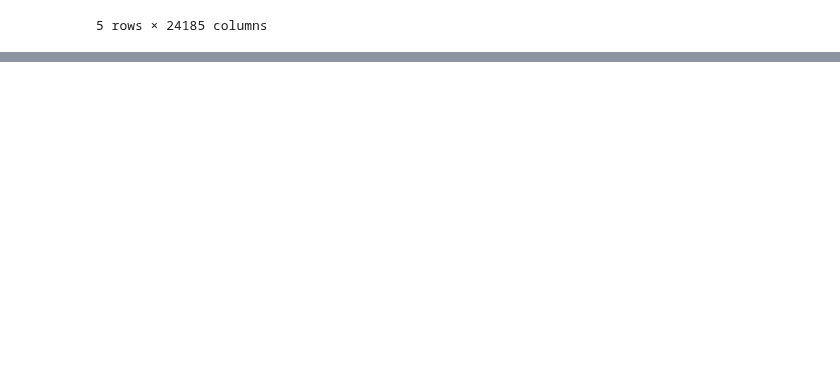
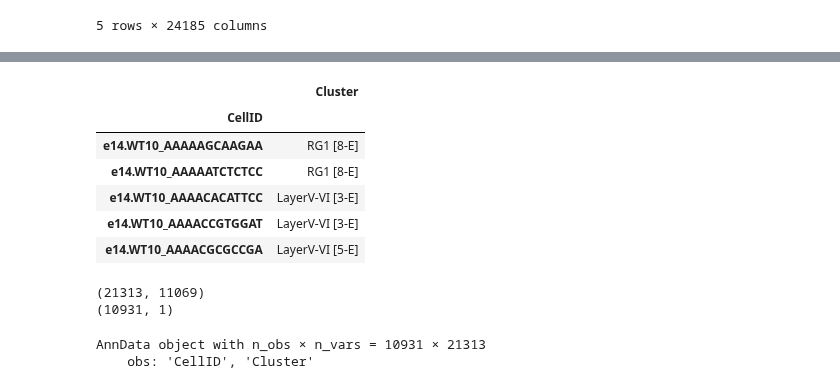
Before and after one commit to KalebicLab/ScDGomics, a Jupyter notebook: notebooks/scdgomics_preprocessing.ipynb, the cells around one changed output, grey strips where cells are left out. Cells and saved outputs as stored; diff of their text form; code cells hidden in the pictures; blank space fills up the shorter version.

```diff
--- a/notebooks/scdgomics_preprocessing.ipynb
+++ b/notebooks/scdgomics_preprocessing.ipynb
@@ -71,0 +88,22 @@ adata.obs = metadata
+# %%
+# Load the metadata
+metadata_zylka_mm_ncx = pd.read_csv(os.path.join(home_path, 'datasets/Zylka_mm_ncx_GSE123335/GSE123335_E14_combined_matrix_ClusterAnnotations.txt'), delimiter='\t', index_col=0)
+metadata_zylka_mm_ncx.head()
+# %% [output]
+|  | Cluster |
+| CellID |  |
+| e14.WT10_AAAAAGCAAGAA | RG1 [8-E] |
+| e14.WT10_AAAAATCTCTCC | RG1 [8-E] |
+| e14.WT10_AAAACACATTCC | LayerV-VI [3-E] |
+| e14.WT10_AAAACCGTGGAT | LayerV-VI [3-E] |
+| e14.WT10_AAAACGCGCCGA | LayerV-VI [5-E] |
+# %%
+# Print the sizes of the expression data and metadata
+print(expression_zylka_mm_ncx.shape)
+print(metadata_zylka_mm_ncx.shape)
+
+# Expression matrix seems to have more cells (11069) than the metadata.
+# In the paper (https://www.nature.com/articles/s41467-018-08079-9) authors claim to have identified 10,931 cells, so I subsetted the expression matrix to those cellIDs.
+# %% [output]
+(21313, 11069)
+(10931, 1)
@@ -72 +122,8 @@ adata.obs = metadata
+# %%
+# Add the metadata to the anndata object
+adata_zylka_mm_ncx.obs = metadata_zylka_mm_ncx
+adata_zylka_mm_ncx
+# %% [output]
+AnnData object with n_obs × n_vars = 10931 × 21313
+    obs: 'CellID', 'Cluster'
 # %%
```
Also changed, not shown: parts of 11 cells of this notebook.
